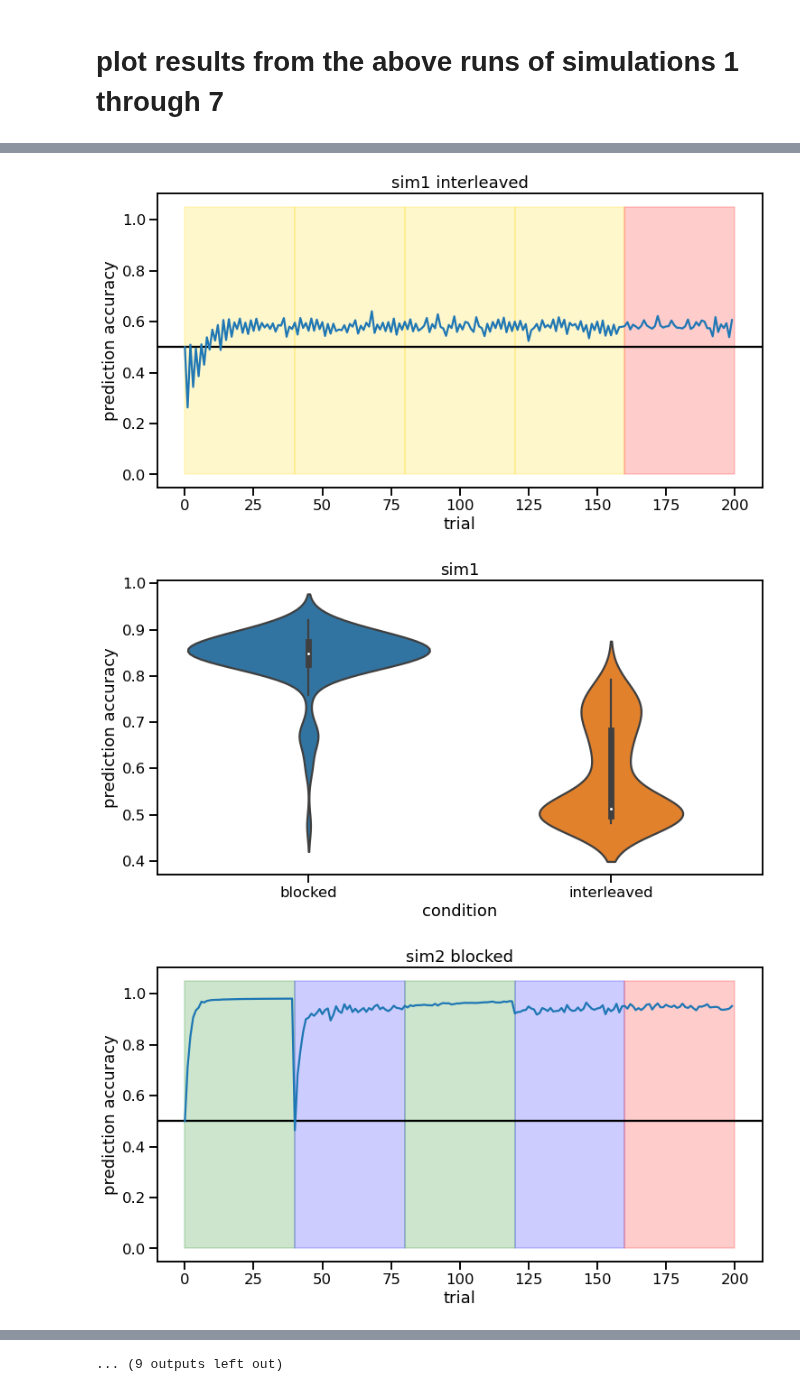
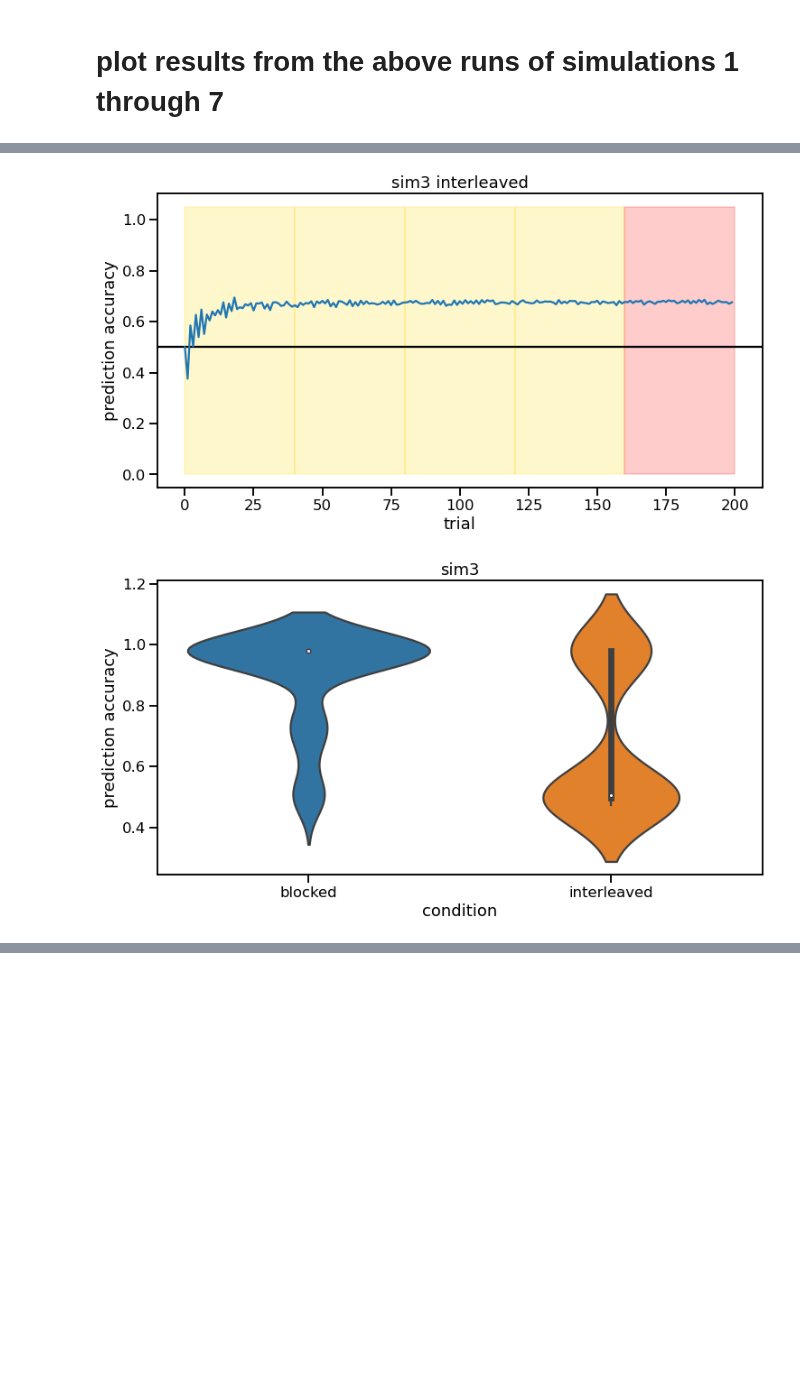
Before and after one commit to PrincetonCompMemLab/blocked_training_facilitates_learning, a Jupyter notebook: running_7simulations_with_model.ipynb, the cells around one changed output, grey strips where cells are left out. Cells and saved outputs as stored; diff of their text form; code cells hidden in the pictures; blank space fills up the shorter version.

Commit message:
creating exactly replicable sim 3 with consistent parameter

```diff
--- a/running_7simulations_with_model.ipynb
+++ b/running_7simulations_with_model.ipynb
@@ -34,4 +34,4 @@ plt.rcParams['font.size'] = 22
 condL = ['blocked','interleaved','early','middle','late']
 ns=100
 unique_num = random.uniform(0, 1e4)
-all_sims =  ["sim1", "sim2", "sim3", "sim4", "sim5", "sim6","sim7"]
+all_sims =  ["sim3"] #["sim1", "sim2", "sim3", "sim4", "sim5", "sim6","sim7"]
@@ -240,6 +225,8 @@ model_states_df.loc[:,'cond_int'] = model_states_df.cond
 model_acc_df.cond = model_acc_df.cond.apply(lambda x: {
   0:'blocked',1:'interleaved',2:'early',3:'middle',4:'late'
 }[x])
+model_acc_df.to_csv("sim3_acc_df.csv")
+model_states_df.to_csv("sim3_states_df_best_parameter_set.csv")
 for gsname in all_sims:
     lineplot_modelBI(gsname)
     beeswarm_modelBI(gsname)
@@ -248,3 +235,2 @@ for gsname in all_sims:
-[figure, old version]
+[figure, new version]
-[figure, old version]
+[figure, new version]
-[figure, removed]
@@ -259,4 +237,3 @@ for gsname in all_sims:
-... (9 outputs left out)
 # %%
 for gsname in all_sims:
     lineplot_modelEML(gsname)
```
Also changed, not shown: parts of 5 cells of this notebook, 27 other files.
